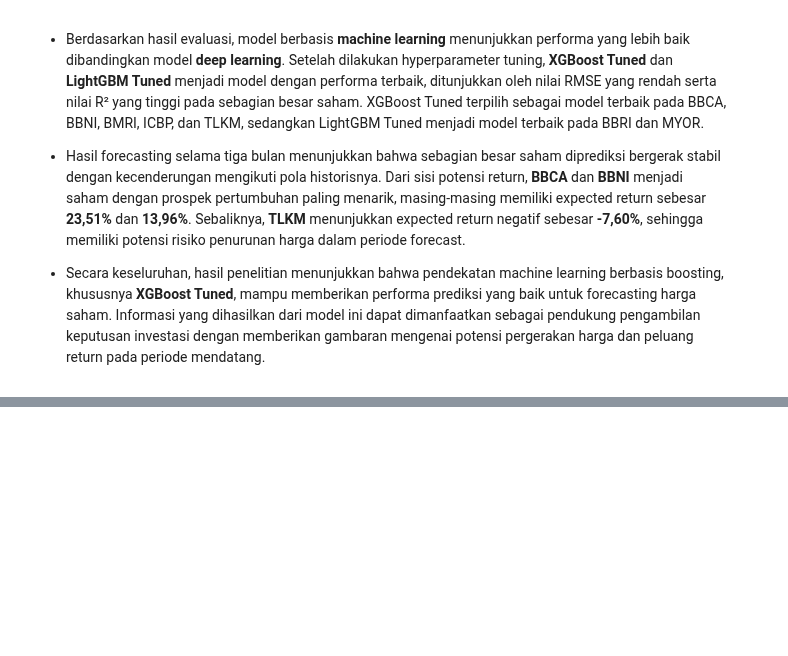
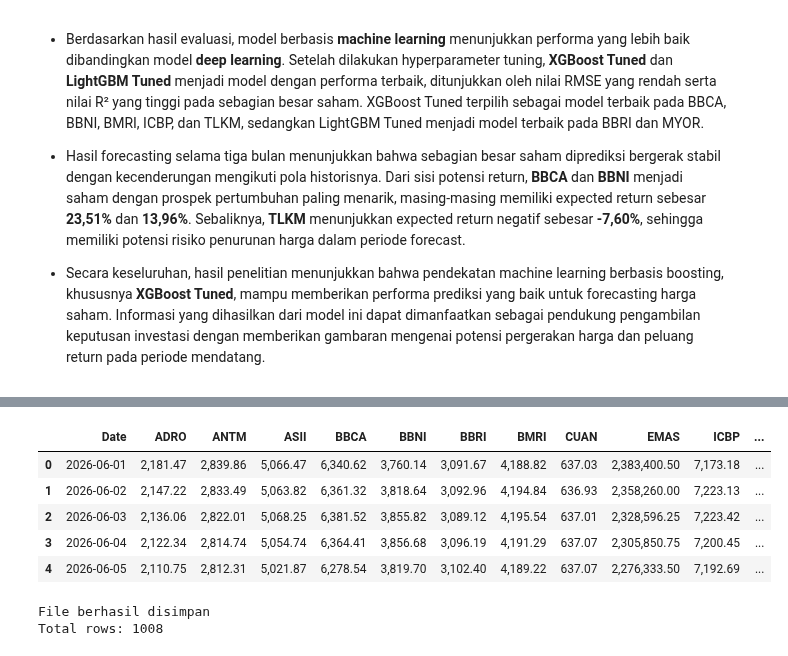
Before and after one commit to pittggun-beep/p2-ftds-final-project-ftds-039-hck-group-001, a Jupyter notebook: Data Science/Final_Project_1/final_project.ipynb, the cells around one changed output, grey strips where cells are left out. Drawn from its saved outputs; the diff is of its cells as text; code cells hidden in the pictures; blank space fills up the shorter version.

```diff
--- a/Data Science/Final_Project_1/final_project.ipynb
+++ b/Data Science/Final_Project_1/final_project.ipynb
@@ -4243,0 +4388,55 @@ for ticker, model in best_models.items():
+# %%
+df5 = pd.read_csv("forecast_results/all_forecast.csv")
+df5.head()
+# %% [output]
+|  | Date | ADRO | ANTM | ASII | BBCA | BBNI | BBRI | BMRI | CUAN | EMAS | ICBP | ... |
+| 0 | 2026-06-01 | 2,181.47 | 2,839.86 | 5,066.47 | 6,340.62 | 3,760.14 | 3,091.67 | 4,188.82 | 637.03 | 2,383,400.50 | 7,173.18 | ... |
+| 1 | 2026-06-02 | 2,147.22 | 2,833.49 | 5,063.82 | 6,361.32 | 3,818.64 | 3,092.96 | 4,194.84 | 636.93 | 2,358,260.00 | 7,223.13 | ... |
+| 2 | 2026-06-03 | 2,136.06 | 2,822.01 | 5,068.25 | 6,381.52 | 3,855.82 | 3,089.12 | 4,195.54 | 637.01 | 2,328,596.25 | 7,223.42 | ... |
+| 3 | 2026-06-04 | 2,122.34 | 2,814.74 | 5,054.74 | 6,364.41 | 3,856.68 | 3,096.19 | 4,191.29 | 637.07 | 2,305,850.75 | 7,200.45 | ... |
+| 4 | 2026-06-05 | 2,110.75 | 2,812.31 | 5,021.87 | 6,278.54 | 3,819.70 | 3,102.40 | 4,189.22 | 637.07 | 2,276,333.50 | 7,192.69 | ... |
+# %%
+import pandas as pd
+
+# Membaca file forecast
+df = pd.read_csv(
+    "forecast_results/all_forecast.csv"
+)
+
+# Ubah wide format menjadi long format
+forecast_long = df.melt(
+    id_vars="Date",
+    var_name="ticker",
+    value_name="forecast_price"
+)
+
+# Rename kolom sesuai database
+forecast_long = forecast_long.rename(
+    columns={
+        "Date": "forecast_date"
+    }
+)
+
+# Hapus NaN
+forecast_long = (
+    forecast_long
+    .dropna()
+    .reset_index(drop=True)
+)
+
+# Konversi tanggal
+forecast_long["forecast_date"] = pd.to_datetime(
+    forecast_long["forecast_date"]
+)
+
+# Simpan hasil transformasi
+forecast_long.to_csv(
+    "forecast_results/forecast_results_long.csv",
+    index=False
+)
+
+print("File berhasil disimpan")
+print(f"Total rows: {len(forecast_long)}")
+# %% [output]
+File berhasil disimpan
+Total rows: 1008
```
Also changed, not shown: parts of 11 cells of this notebook, 41 other files.
